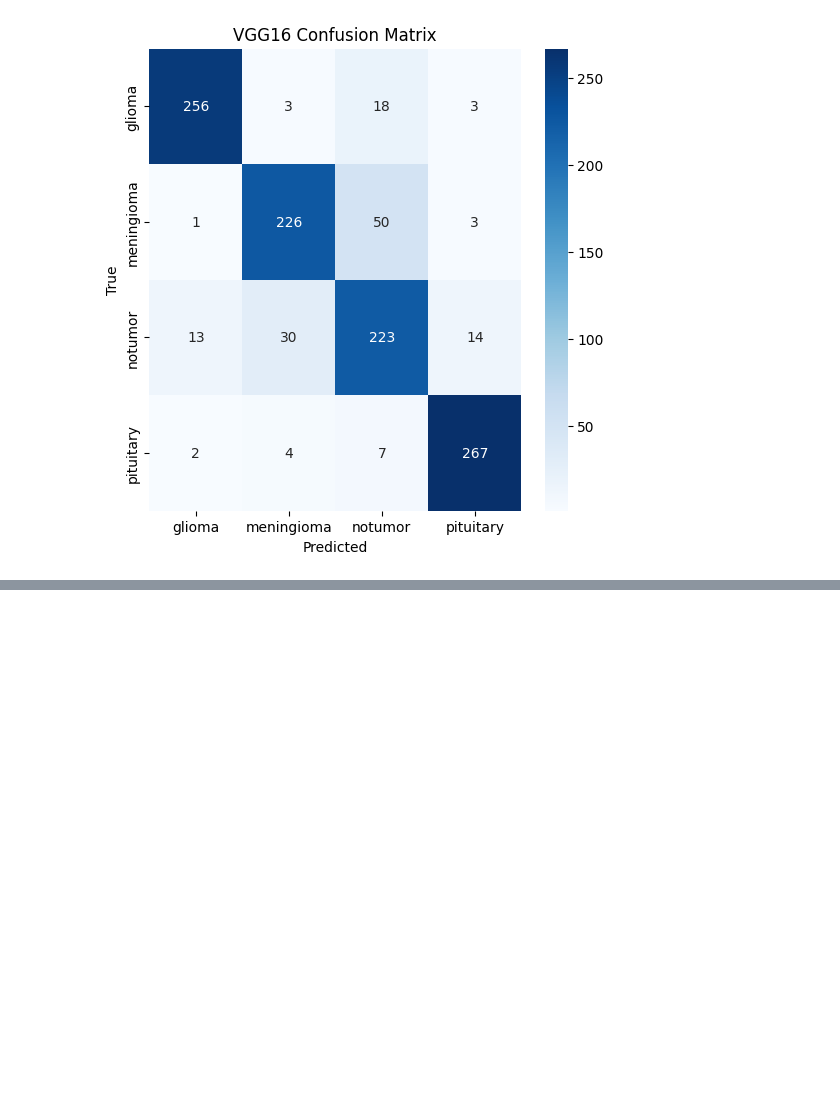
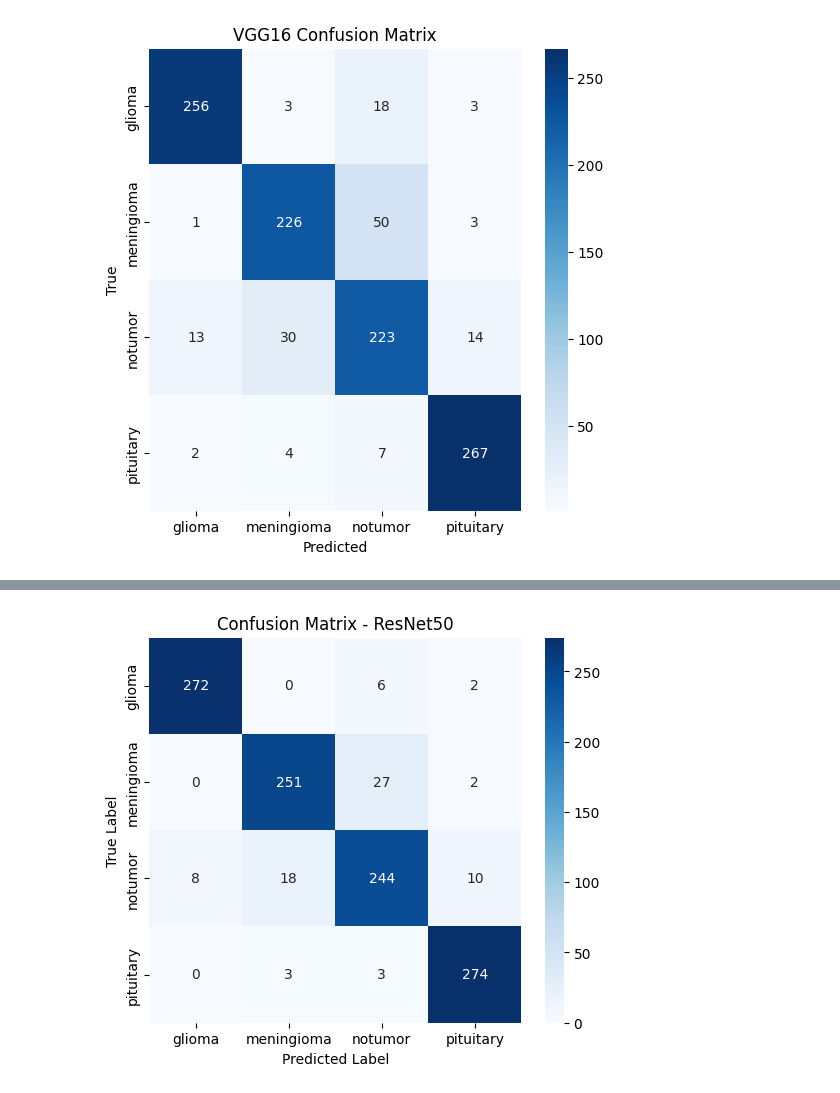
Before and after one commit to SudehMirzaei/brain-tumor-classification, a Jupyter notebook: brain_tumor_classification.ipynb, the cells around one changed output, grey strips where cells are left out. Cells and saved outputs as stored; diff of their text form; code cells hidden in the pictures; blank space fills up the shorter version.

```diff
--- a/brain_tumor_classification.ipynb
+++ b/brain_tumor_classification.ipynb
@@ -808,0 +823,2 @@ plt.show()
+# %%
+base_model.trainable = False
@@ -808,0 +896,13 @@ plt.show()
+# %%
+history_resnet = resnet_model.fit(
+    X_train_rgb,
+    y_train_cat,
+    validation_data=(X_test_rgb, y_test_cat),
+    epochs=30,
+    batch_size=32,
+    callbacks=[
+        early_stopping,
+        reduce_lr,
+        checkpoint_resnet
+    ]
+)
@@ -808,0 +938,2 @@ plt.show()
+# %%
+y_pred = resnet_model.predict(X_test_rgb)
@@ -808,0 +942,3 @@ plt.show()
+# %%
+y_pred_classes = np.argmax(y_pred, axis=1)
+y_true = np.argmax(y_test_cat, axis=1)
@@ -808,0 +962,24 @@ plt.show()
+# %%
+from sklearn.metrics import confusion_matrix
+import matplotlib.pyplot as plt
+import seaborn as sns
+
+cm = confusion_matrix(y_true, y_pred_classes)
+
+plt.figure(figsize=(6,5))
+sns.heatmap(
+    cm,
+    annot=True,
+    fmt="d",
+    cmap="Blues",
+    xticklabels=class_names,
+    yticklabels=class_names
+)
+
+plt.xlabel("Predicted Label")
+plt.ylabel("True Label")
+plt.title("Confusion Matrix - ResNet50")
+
+plt.show()
+# %% [output]
+[figure, added]
```
Also changed, not shown: parts of 43 cells of this notebook.
